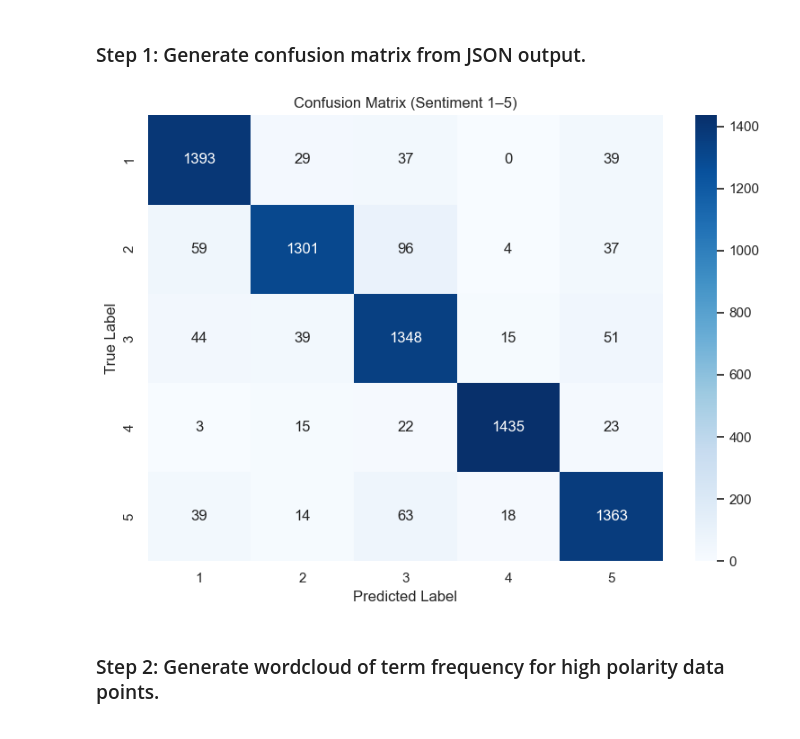
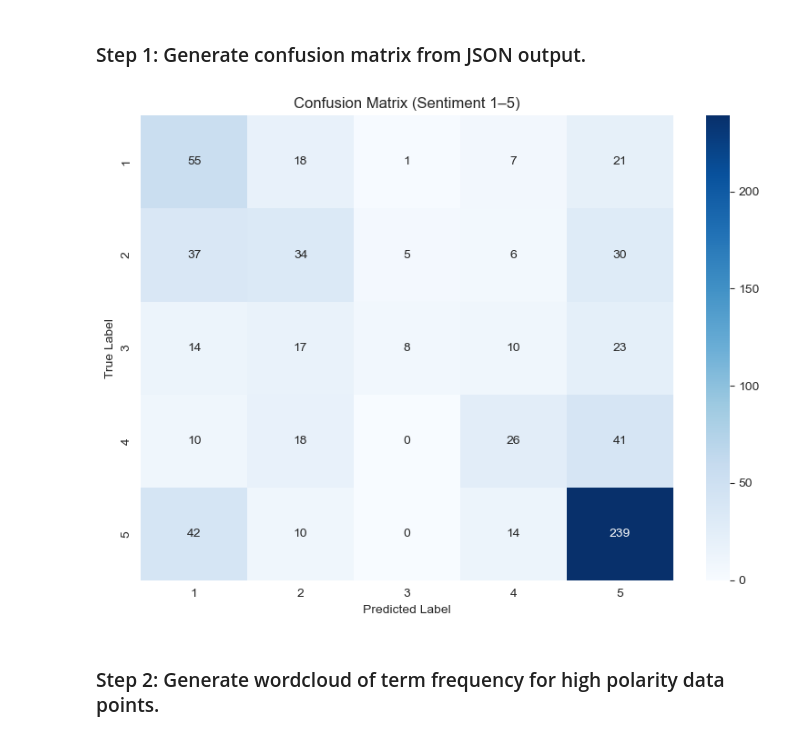
Before and after one commit to FerrenF/Amazon-Review-Sentiment-Analysis-Pipeline, a Jupyter notebook: playground1_dataset_statistics.ipynb, the cells around one changed output. Saved outputs shown, nothing was run; the diff lists cells and outputs as text; code cells hidden in the pictures.

```diff
--- a/playground1_dataset_statistics.ipynb
+++ b/playground1_dataset_statistics.ipynb
@@ -51,35 +51,35 @@ import json
 import seaborn as sns
 import matplotlib.pyplot as plt
 from sklearn.metrics import confusion_matrix
 import numpy as np
 import os
 
 def plot_confusion_matrix_from_json(json_path,  export_path=None):
     with open(json_path, 'r', encoding='utf-8') as f:
         data = json.load(f)
 
     y_true = [entry['true_label'] for entry in data]
     y_pred = [entry['predicted_label'] for entry in data]
 
     cm = confusion_matrix(y_true, y_pred, labels=[1, 2, 3, 4, 5])
 
     # Create a heatmap for the confusion matrix
     plt.figure(figsize=(8, 6))
     sns.heatmap(cm, annot=True, fmt="d", cmap="Blues",
                 xticklabels=[1, 2, 3, 4, 5],
                 yticklabels=[1, 2, 3, 4, 5])
     plt.xlabel("Predicted Label")
     plt.ylabel("True Label")
     plt.title("Confusion Matrix (Sentiment 1–5)")
     plt.tight_layout()
 
     if export_path:
             acc_path = os.path.join(export_path, f"confusion.png")
             plt.savefig(acc_path, dpi=300)
     plt.show()
-plot_confusion_matrix_from_json("./src/output/predictions_30k_rf.json", export_path="./")
+plot_confusion_matrix_from_json("./src/output/predictions.json", export_path="./")
 # %% [output]
-[figure, old version]
+[figure, new version]
 # %% [markdown]
 ### Step 2: Generate wordcloud of term frequency for high polarity data points.
 # %%
```
Also changed, not shown: 14 other files.
